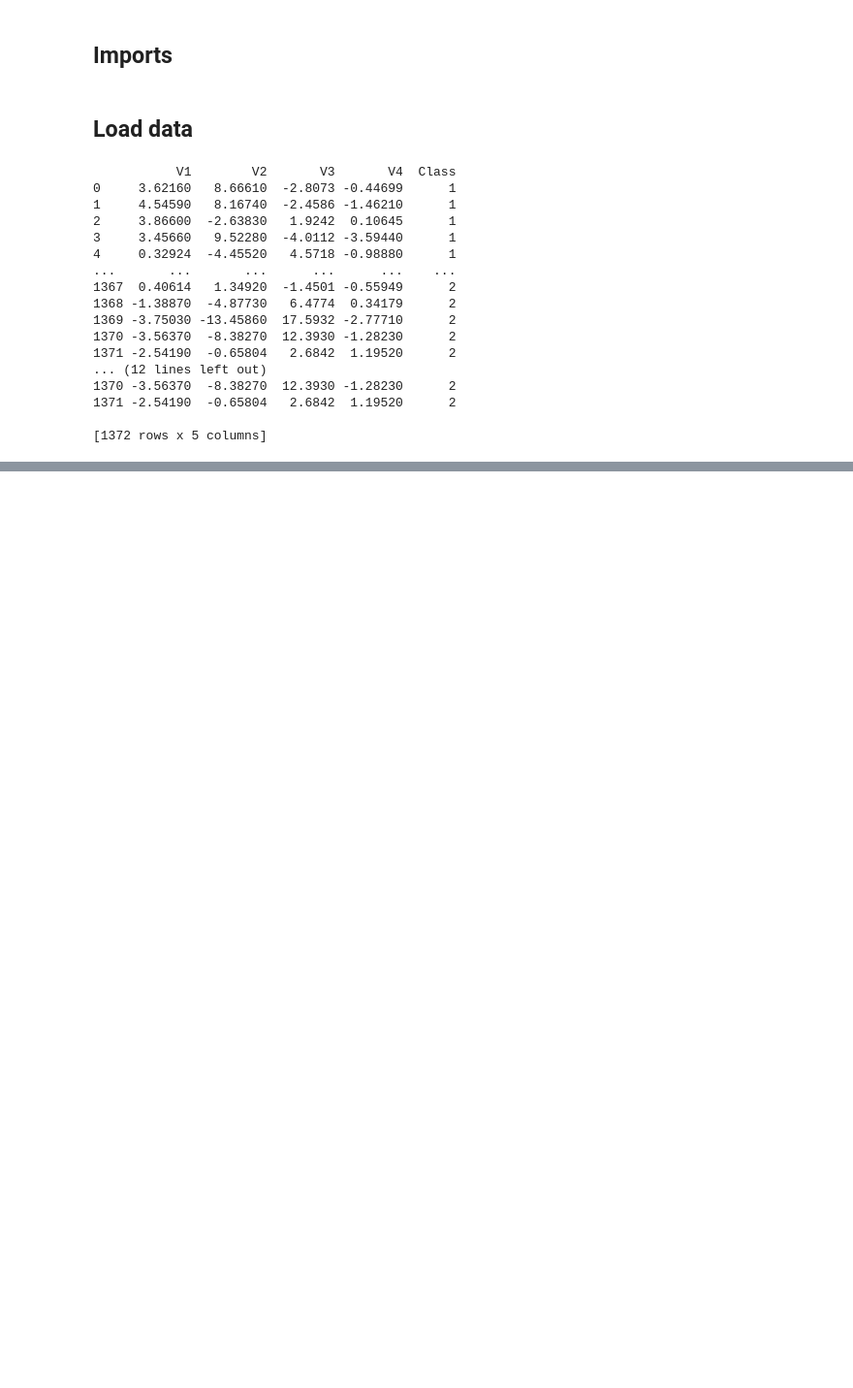
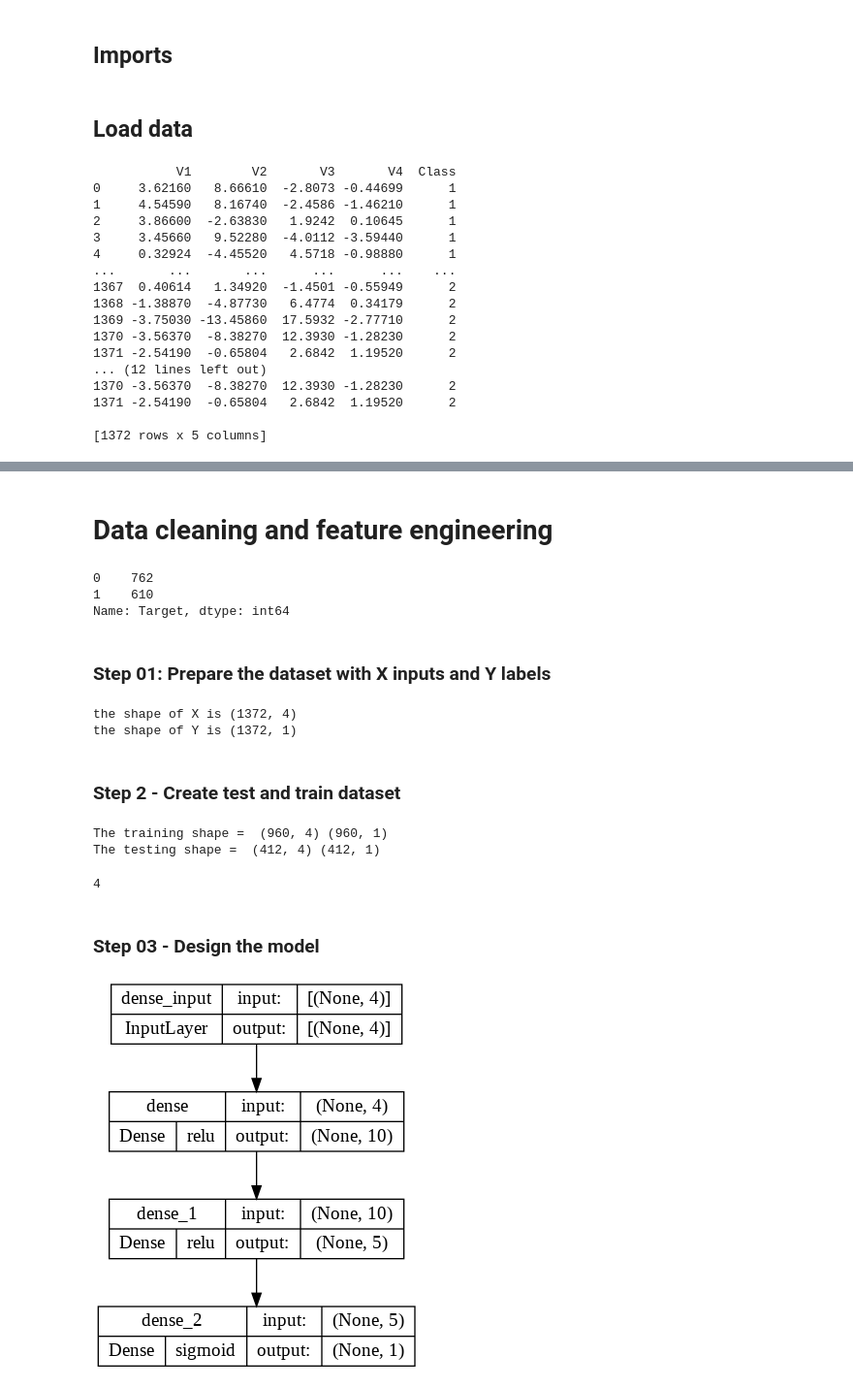
Before and after one commit to aLLUPS/BankNoteAuthentication, a Jupyter notebook: BankNote_Authentication.ipynb, the cells around one changed output, grey strips where cells are left out. Shown: that part at 97% size. Drawn from its saved outputs; the diff is of its cells as text; code cells hidden in the pictures; blank space fills up the shorter version.

```diff
--- a/BankNote_Authentication.ipynb
+++ b/BankNote_Authentication.ipynb
@@ -89,0 +111,52 @@ for resource in resources:
+# %% [markdown]
+# Data cleaning and feature engineering
+# %%
+data_df.Target.value_counts()
+# %% [output]
+0    762
+1    610
+Name: Target, dtype: int64
+# %% [markdown]
+### Step 01: Prepare the dataset with X inputs and Y labels
+# %%
+X = data_df.drop(columns=['Target'], axis=1).values
+print("the shape of X is",X.shape)
+
+Y = data_df[['Target']].values
+print("the shape of Y is",Y.shape)
+# %% [output]
+the shape of X is (1372, 4)
+the shape of Y is (1372, 1)
+# %% [markdown]
+### Step 2 - Create test and train dataset
+# %%
+X_train, X_test, Y_train, Y_test = train_test_split(X, Y, test_size=0.3, random_state=34)
+print("The training shape = ",X_train.shape, Y_train.shape)
+print("The testing shape = ",X_test.shape, Y_test.shape)
+# %% [output]
+The training shape =  (960, 4) (960, 1)
+The testing shape =  (412, 4) (412, 1)
+# %%
+x_input_dim = X_train.shape[1]
+x_input_dim
+# %% [output]
+4
+# %% [markdown]
+### Step 03 - Design the model
+# %%
+# Dense = fully conntected layers
+
+model = Sequential()
+model.add(Dense(10, activation = 'relu', input_dim=x_input_dim))
+model.add(Dense(5, activation = 'relu'))
+# model last layer is the output layer (in this case it should have one neurones)
+model.add(Dense(1, activation = 'sigmoid'))
+
+# compile the model
+# if there is a single neurons in the output it is a binary classificaiton or two class classification, the activation has to be softmax or sigmoid, the loss = binary_crossentropy
+model.compile(loss = 'binary_crossentropy', optimizer = SGD(learning_rate=0.01), metrics=['accuracy'])
+# %%
+# plot the model shape
+plot_model(model, show_shapes=True, show_layer_activations=True, show_layer_names=True)
+# %% [output]
+[figure, added]
```
Also changed, not shown: parts of 6 cells of this notebook.
